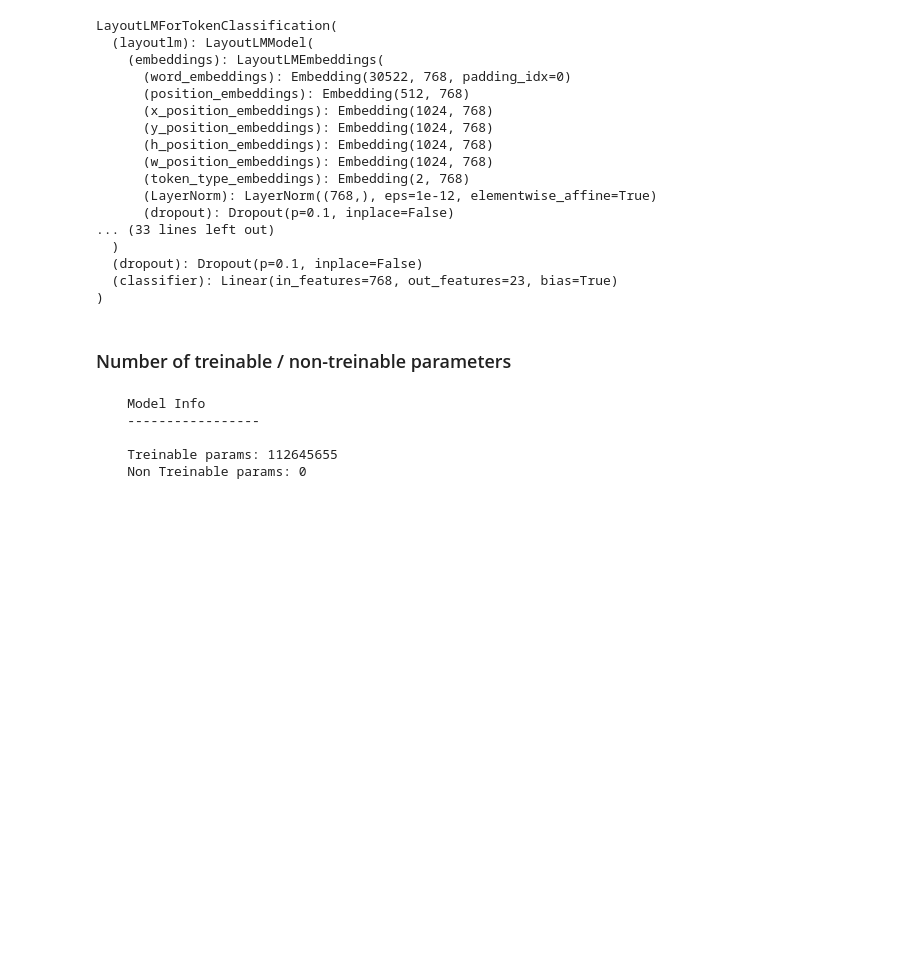
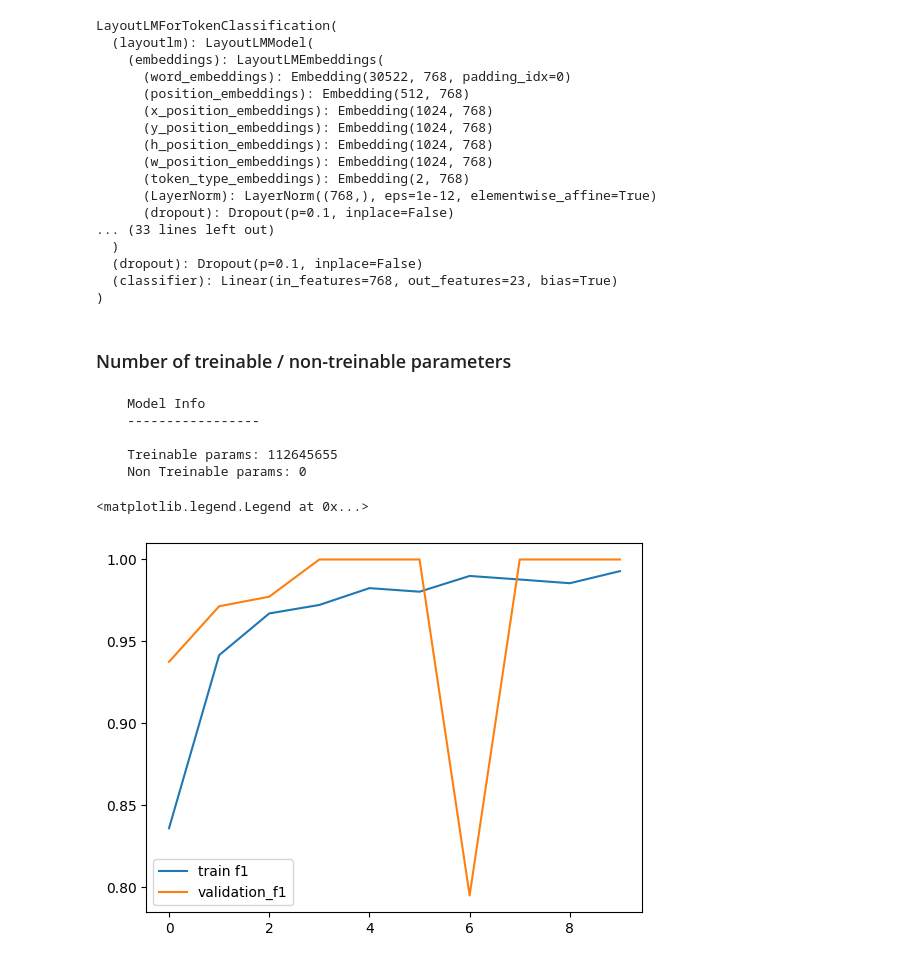
Before and after one commit to peulsilva/few-shot-learning-transformers, a Jupyter notebook: notebooks/02-train_model.ipynb, the cells around one changed output. Cells and saved outputs as stored; diff of their text form; code cells hidden in the pictures; blank space fills up the shorter version.

Commit message:
add full trainment

```diff
--- a/notebooks/02-train_model.ipynb
+++ b/notebooks/02-train_model.ipynb
@@ -118,7 +118,7 @@ print(f'''
 optimizer = AdamW(model.parameters(), lr=5e-5)
 
 global_step = 0
-num_train_epochs = 4
+num_train_epochs = 10
 
 #put the model in training model
 logging.info('''
@@ -191,11 +191,23 @@ for epoch in tqdm(range(num_train_epochs)):
          num_classes=n_labels
       )
 
+      # acc = multiclass_accuracy(
+      #    predictions.reshape(-1),
+      #    labels.reshape(-1),
+      #    num_classes=n_labels
+      # )
+
       f1 = multiclass_f1_score(
          predictions[valid_outputs_mask],
          labels[valid_outputs_mask],
          num_classes=n_labels
       )
+
+      # f1 = multiclass_f1_score(
+      #    predictions.reshape(-1),
+      #    labels.reshape(-1),
+      #    num_classes=n_labels
+      # )
 
       train_accuracy.append(acc)
       train_f1.append(f1)
@@ -250,11 +262,23 @@ for epoch in tqdm(range(num_train_epochs)):
          num_classes=n_labels
       )
 
+      # acc = multiclass_accuracy(
+      #    predictions.reshape(-1),
+      #    labels.reshape(-1),
+      #    num_classes=n_labels
+      # )
+
       f1 = multiclass_f1_score(
          predictions[valid_outputs_mask],
          labels[valid_outputs_mask],
          num_classes=n_labels
       )
+
+      # f1 = multiclass_f1_score(
+      #    predictions.reshape(-1),
+      #    labels.reshape(-1),
+      #    num_classes=n_labels
+      # )
 
       validation_accuracy.append(acc)
       validation_f1.append(f1)
@@ -291,3 +315,18 @@ for epoch in tqdm(range(num_train_epochs)):
       Validation f1-score : {avg_val_f1}
       ''',
    )
+# %%
+plt.plot(
+    history['train-f1'],
+    label = "train f1"
+)
+
+plt.plot(
+    history['validation-f1'],
+    label = 'validation_f1'
+)
+
+plt.legend()
+# %% [output]
+<matplotlib.legend.Legend at 0x...>
+[figure, added]
```
Also changed, not shown: parts of 3 cells of this notebook.
